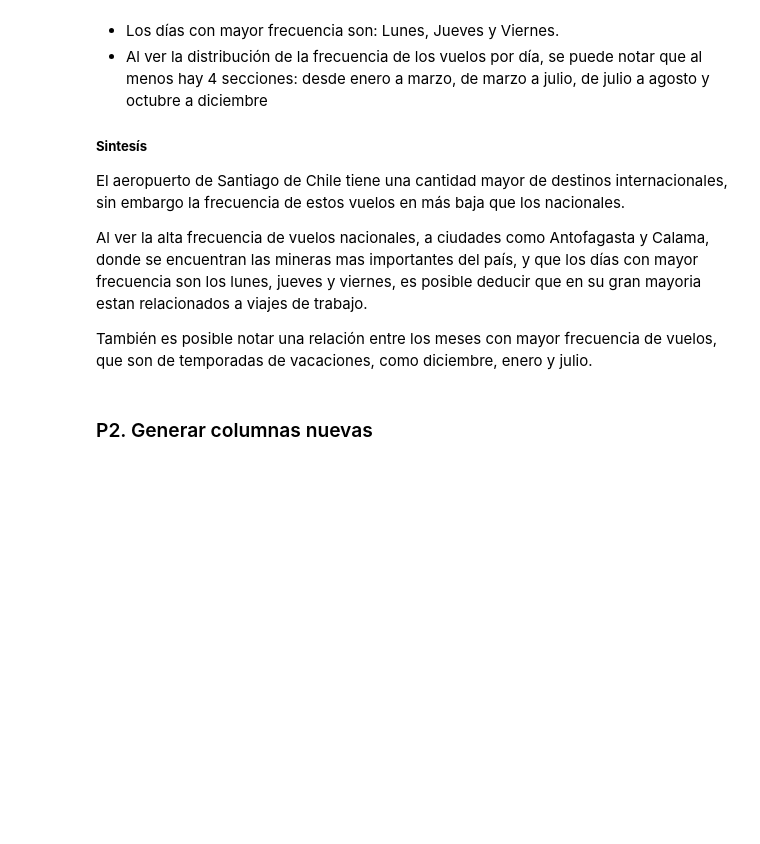
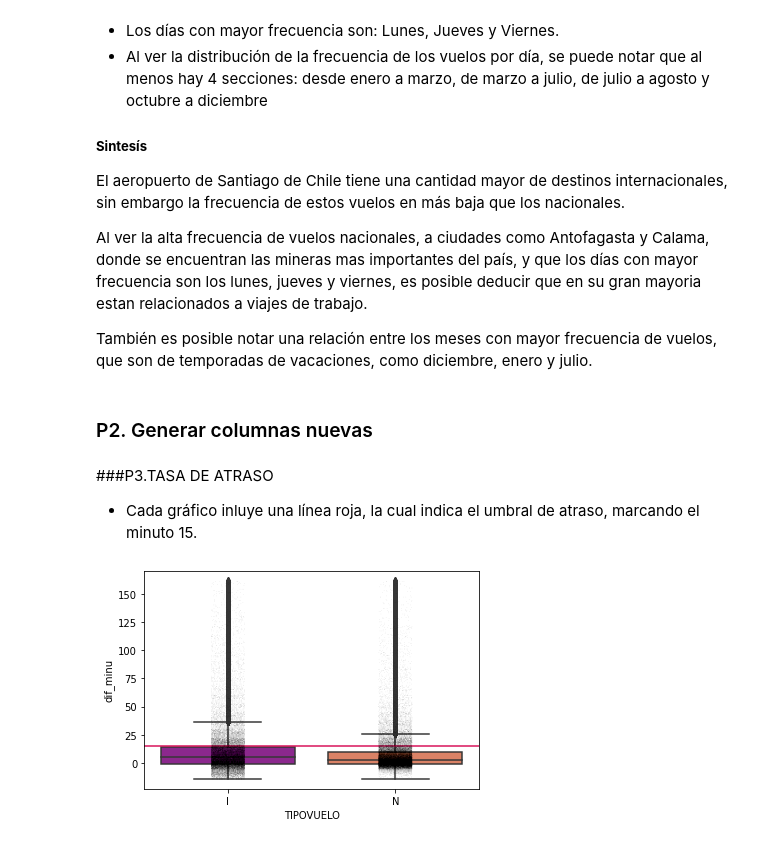
Before and after one commit to samuelsoc/Data-Scientist-Challenge, a Jupyter notebook: solution.ipynb, the cells around one changed output. Drawn from its saved outputs; the diff is of its cells as text; code cells hidden in the pictures; blank space fills up the shorter version.

```diff
--- a/solution.ipynb
+++ b/solution.ipynb
@@ -261,2 +262,17 @@ data['periodo_dia'] = np.select(filtros,valores,default='sininfo')
 synthetic_features= data[['temporada_alta','dif_minu','atraso_15','periodo_dia']]
 synthetic_features.to_csv('synthetic_features.csv')
+# %% [markdown]
+###P3.TASA DE ATRASO
+
+- Cada gráfico inluye una línea roja, la cual indica el umbral de atraso, marcando el minuto 15.
+# %%
+#TASA RETRASO POR TIPO DE VUELO
+sns.boxplot(
+    data=data,
+    y='dif_minu',
+    palette='plasma',
+    x="TIPOVUELO"
+).axhline(15, color="#d81159")
+boxplot = sns.stripplot(x="TIPOVUELO", y='dif_minu', data=data, marker="o", alpha=0.2, color="black",size=.5)
+# %% [output]
+[figure, added]
```
Also changed, not shown: parts of 10 cells of this notebook.
